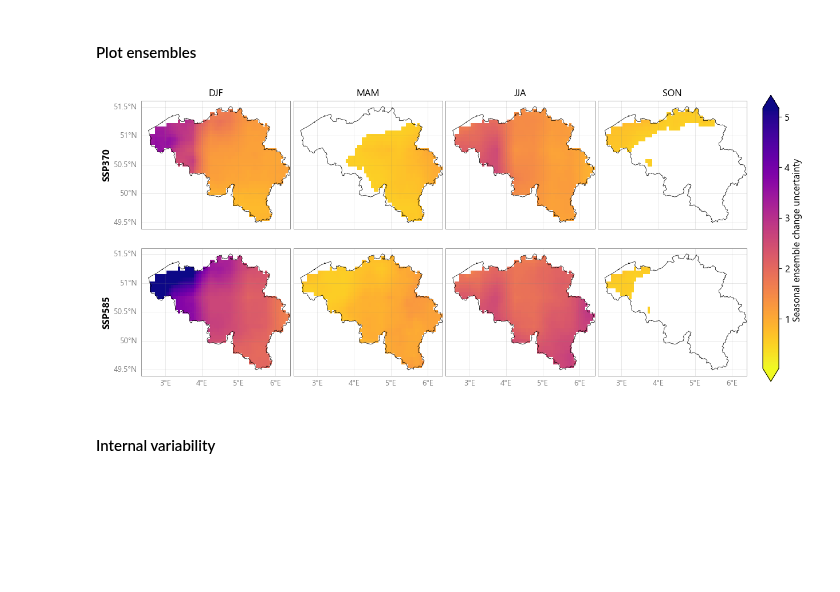
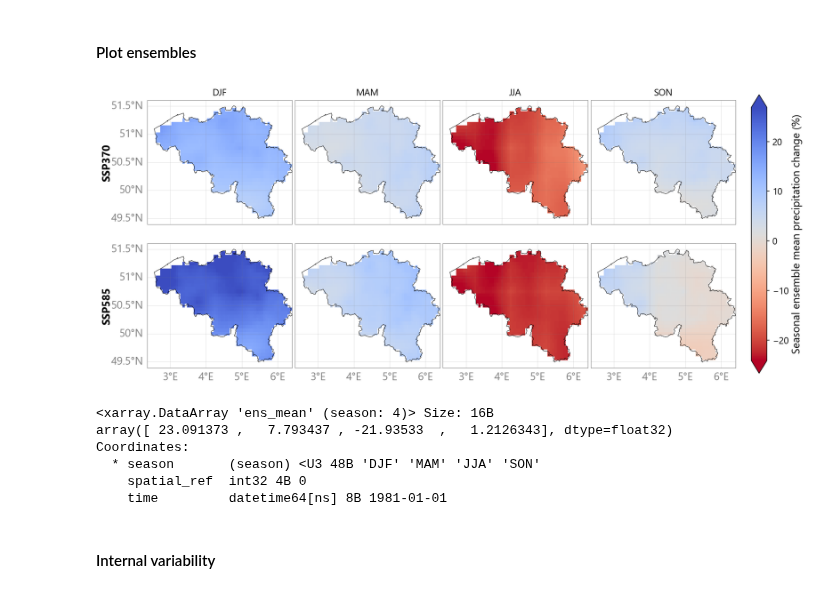
Before and after one commit to klekarkar/pre_post_process_mHM, a Jupyter notebook: scenario_hydromet_ISIMIP.ipynb, the cells around one changed output. Saved outputs shown, nothing was run; the diff lists cells and outputs as text; code cells hidden in the pictures; blank space fills up the shorter version.

```diff
--- a/scenario_hydromet_ISIMIP.ipynb
+++ b/scenario_hydromet_ISIMIP.ipynb
@@ -151,8 +151,13 @@ def plot_mmodel_delta_seasonal(meteo_dict, ssp_scenario, seasons):
             ssp_dict[key] = meteo_dict[key]
 
     # extract color scale limits
-    v = max(float(np.nanmax(np.abs(da.values))) for da in ssp_dict.values())
-    vmin, vmax = -v, v
+    # v = max(float(np.nanmax(np.abs(da.values))) for da in ssp_dict.values())
+    # vmin, vmax = -v, v
+
+    ssp_dict = {key: meteo_dict[key] for key in meteo_dict if ssp_scenario in key}
+    stack = xr.concat(list(ssp_dict.values()), dim='stack_for_scale')
+    vmin = np.nanpercentile(stack, 1)
+    vmax = np.nanpercentile(stack, 99)
 
     # create figure and axes
     fig, axes = plt.subplots(
@@ -457,7 +462,7 @@ def plot_ensemble_stats(ensemble_stats, scenarios, seasons, ensemble_stat, shp,
     fig, axes = plt.subplots(
         nrows=len(scenarios), ncols=len(seasons),
         figsize=(14, 6.5),
-        subplot_kw={'projection': ccrs.PlateCarree()}
+        subplot_kw={'projection': ccrs.PlateCarree()}, dpi=150
     )
 
     for r, da in enumerate(da_ens_list):
@@ -485,8 +490,8 @@ def plot_ensemble_stats(ensemble_stats, scenarios, seasons, ensemble_stat, shp,
             gl.right_labels = False
             gl.xlocator = mticker.FixedLocator(np.arange(0, 10, 1))
             gl.ylocator = mticker.FixedLocator(np.arange(49.5, 51.9, 0.5))
-            gl.xlabel_style = {'size': 10, 'color': 'gray'}
-            gl.ylabel_style = {'size': 10, 'color': 'gray'}
+            gl.xlabel_style = {'size': 14, 'color': 'gray'}
+            gl.ylabel_style = {'size': 14, 'color': 'gray'}
 
             # Loop over all spines (top, bottom, left, right) and set color/width
             for spine in ax.spines.values():
@@ -499,14 +504,13 @@ def plot_ensemble_stats(ensemble_stats, scenarios, seasons, ensemble_stat, shp,
 
     # row labels = SSPs
     for r, ssp_label in enumerate(scenarios):
-        axes[r, 0].text(-0.20, 0.5, str.upper(ssp_label), rotation=90, va='center', ha='right',
-                        transform=axes[r, 0].transAxes, fontsize=12, color='k', weight='bold')
+        axes[r, 0].text(-0.24, 0.5, str.upper(ssp_label), rotation=90, va='center', ha='right',
+                        transform=axes[r, 0].transAxes, fontsize=14, color='k', weight='bold')
 
     # shared colorbar
     fig.subplots_adjust(right=0.88, wspace=0.02, hspace=0.06)
     cax = fig.add_axes([0.9, 0.11, 0.02, 0.77])  # left, bottom, width, height
     cb = fig.colorbar(im, cax=cax, orientation='vertical', extend='both')
-    cb.ax.set_ylabel('Mean Seasonal Precipitation Change (%)', fontsize=12)
     cb.ax.tick_params(labelsize=12)
 
     #dont call plt.show() here, do it when executing the function
@@ -514,15 +518,24 @@ def plot_ensemble_stats(ensemble_stats, scenarios, seasons, ensemble_stat, shp,
 # %%
 scenarios = ['ssp370', 'ssp585']
 
 fig, axes, cb = plot_ensemble_stats(ensemble_statistics, scenarios,
-                                     seasons, 'snr_model', be_shp,
-                                       cmap='plasma_r', snr_thresh=0.5)
+                                     seasons, 'ens_mean', be_shp,
+                                       cmap='coolwarm_r', snr_thresh=0.5) #plasma_r, coolwarm, seismic_r
 
-cb.ax.set_ylabel('Seasonal ensemble change uncertainty ', fontsize=12)
+cb.ax.set_ylabel('Seasonal ensemble mean precipitation change (%)', fontsize=14)
 #call plt.show()
 plt.show()
 # %% [output]
-[figure, old version]
+[figure, new version]
+# %%
+ensemble_statistics['ssp585']['ens_mean'].groupby('season').mean(dim=['lat', 'lon'])
+# %% [output]
+<xarray.DataArray 'ens_mean' (season: 4)> Size: 16B
+array([ 23.091373 ,   7.793437 , -21.93533  ,   1.2126343], dtype=float32)
+Coordinates:
+  * season       (season) <U3 48B 'DJF' 'MAM' 'JJA' 'SON'
+    spatial_ref  int32 4B 0
+    time         datetime64[ns] 8B 1981-01-01
 # %% [markdown]
 #### Internal variability
 # %%
```
Also changed, not shown: parts of 2 cells of this notebook, 3 other files.
